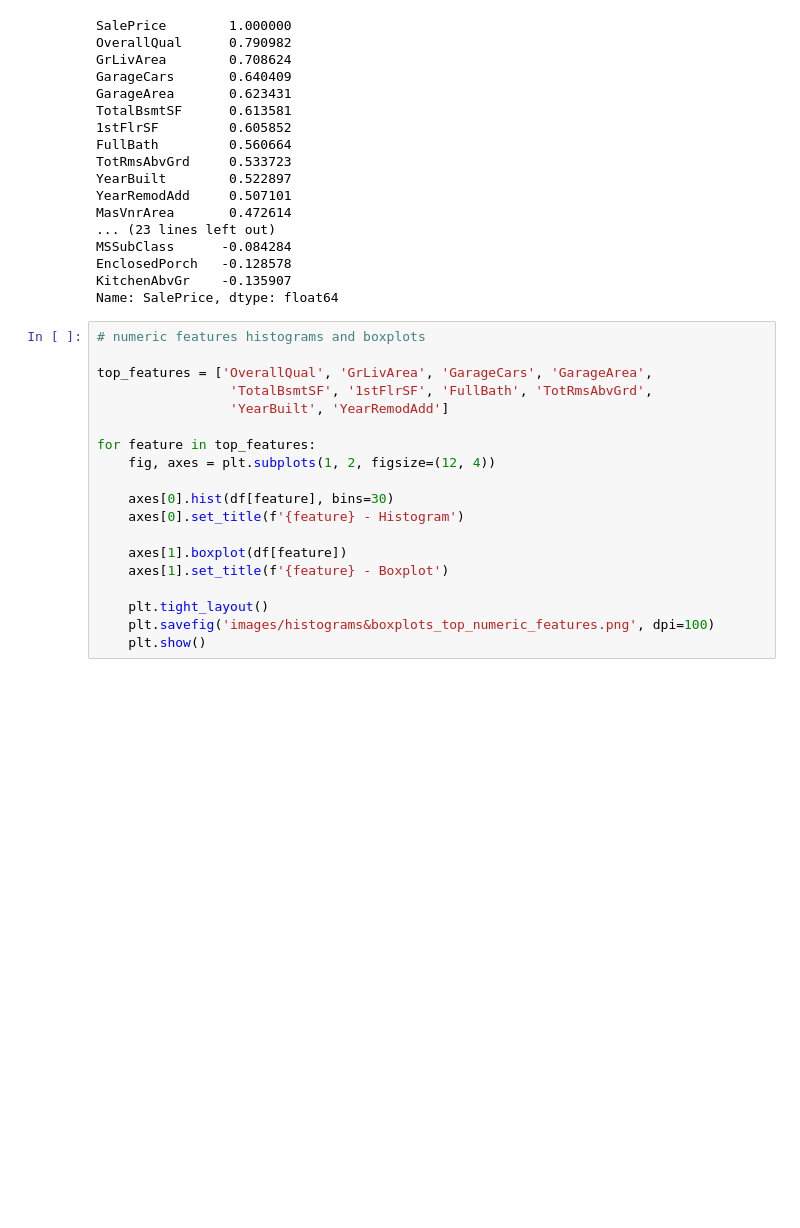
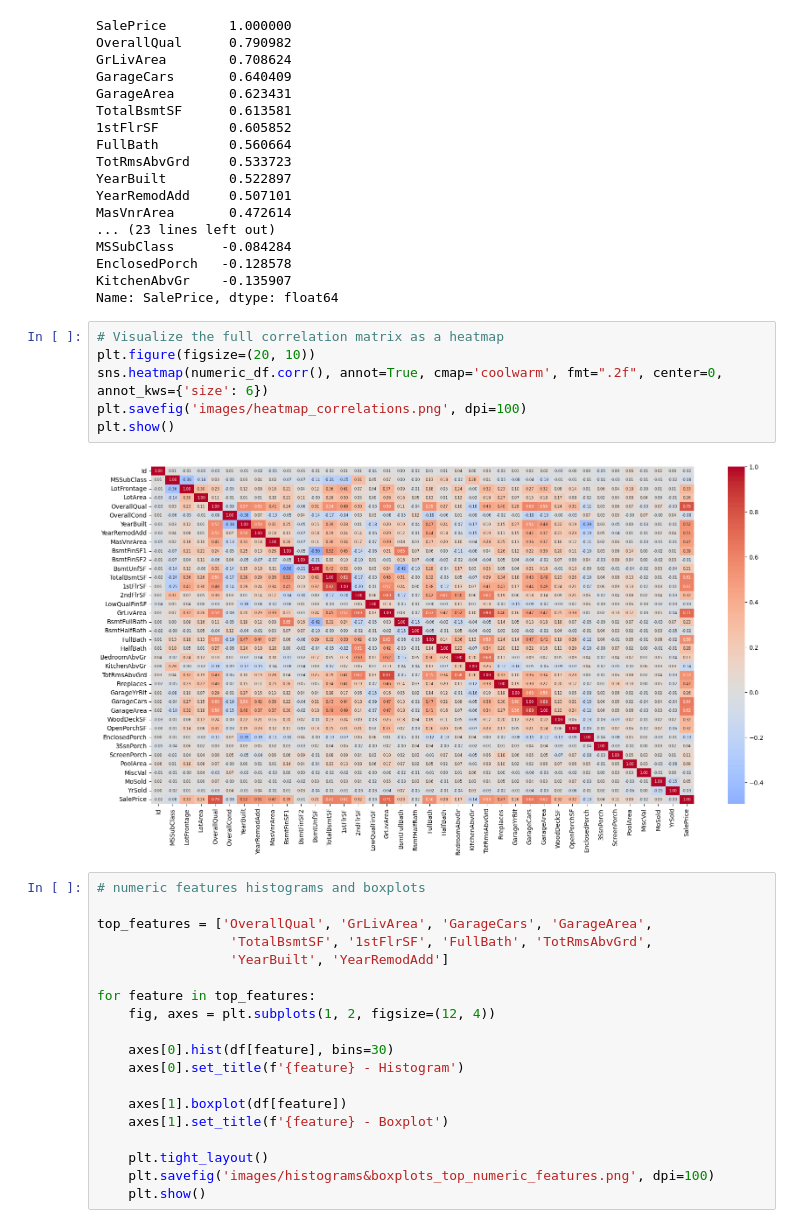
Before and after one commit to mim-1999/ames-housing-regression, a Jupyter notebook: Ames_Housing_EDA_LinearRegression.ipynb, the cells around one changed output. Drawn from its saved outputs; the diff is of its cells as text; blank space fills up the shorter version.

```diff
--- a/Ames_Housing_EDA_LinearRegression.ipynb
+++ b/Ames_Housing_EDA_LinearRegression.ipynb
@@ -228,6 +228,14 @@ MSSubClass      -0.084284
 EnclosedPorch   -0.128578
 KitchenAbvGr    -0.135907
 Name: SalePrice, dtype: float64
+# %%
+# Visualize the full correlation matrix as a heatmap
+plt.figure(figsize=(20, 10))
+sns.heatmap(numeric_df.corr(), annot=True, cmap='coolwarm', fmt=".2f", center=0, annot_kws={'size': 6})
+plt.savefig('images/heatmap_correlations.png', dpi=100)
+plt.show()
+# %% [output]
+[figure, added]
 # %%
 # numeric features histograms and boxplots
 
```
Also changed, not shown: parts of 10 cells of this notebook.
